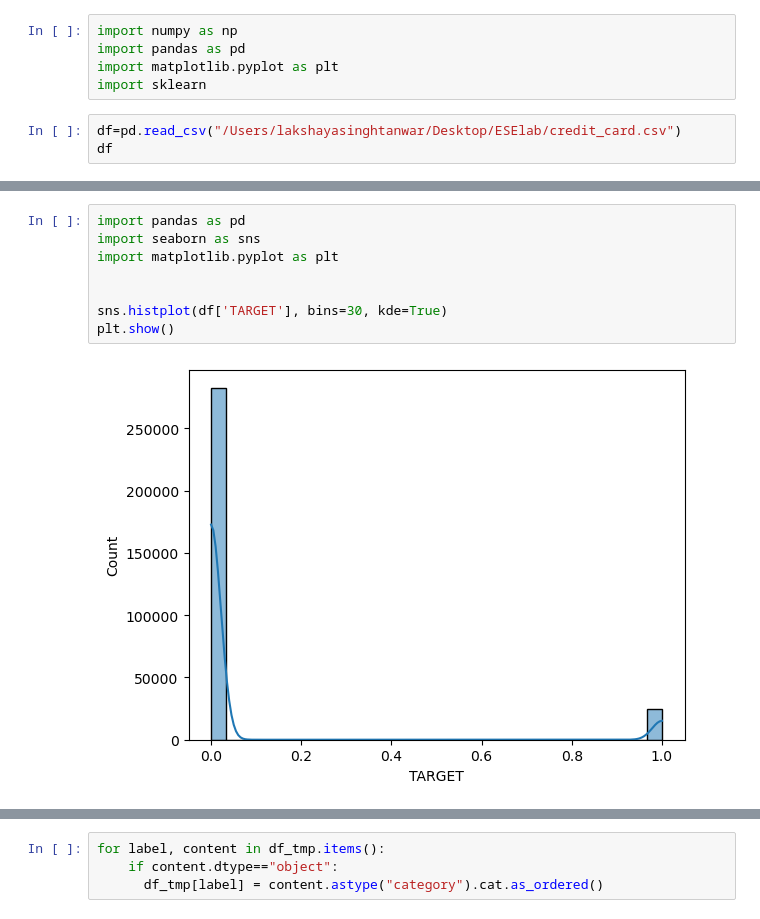
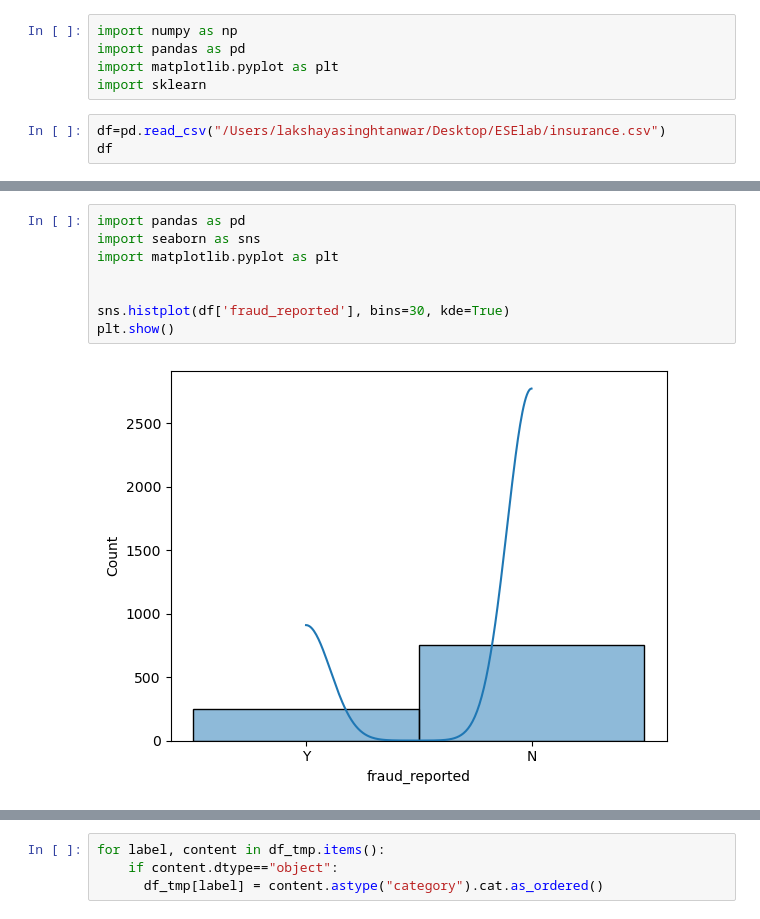
Before and after one commit to mudnighrs/Fraud_Detection, a Jupyter notebook: Fraud_DetectionPART2.ipynb, the cells around one changed output, grey strips where cells are left out. Cells and saved outputs as stored; diff of their text form.

```diff
--- a/Fraud_DetectionPART2.ipynb
+++ b/Fraud_DetectionPART2.ipynb
@@ -6,6 +6,6 @@ import pandas as pd
 import matplotlib.pyplot as plt
 import sklearn
 # %%
-df=pd.read_csv("/Users/lakshayasinghtanwar/Desktop/ESElab/credit_card.csv")
+df=pd.read_csv("/Users/lakshayasinghtanwar/Desktop/ESElab/insurance.csv")
 df
 # %% [output]
@@ -46,10 +25,10 @@ df.describe()
 # %%
 import pandas as pd
 import seaborn as sns
 import matplotlib.pyplot as plt
 
 
-sns.histplot(df['TARGET'], bins=30, kde=True)
+sns.histplot(df['fraud_reported'], bins=30, kde=True)
 plt.show()
 # %% [output]
-[figure, old version]
+[figure, new version]
```
Also changed, not shown: parts of 40 cells of this notebook.
